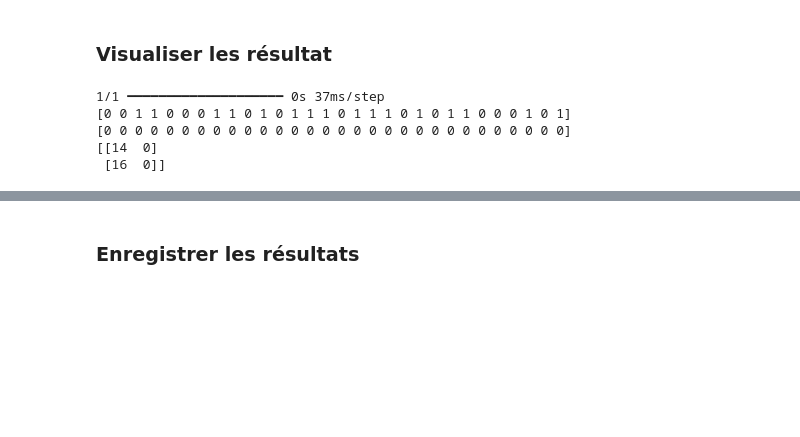
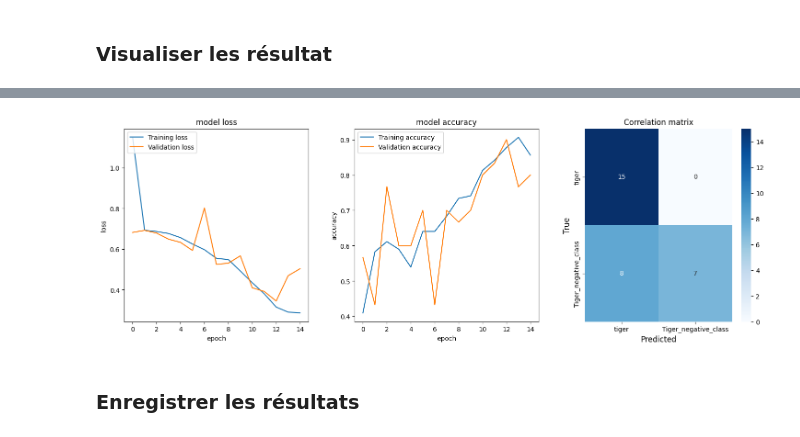
Before and after one commit to SoltanReza/classification, a Jupyter notebook: ProjetML2_2024_2025.ipynb, the cells around one changed output, grey strips where cells are left out. Saved outputs shown, nothing was run; the diff lists cells and outputs as text; code cells hidden in the pictures; blank space fills up the shorter version.

Commit message:
added confusion matrix and google sheet script

```diff
--- a/ProjetML2_2024_2025.ipynb
+++ b/ProjetML2_2024_2025.ipynb
@@ -320,3 +328,7 @@ IMG_SIZE=128
 COLUMNS = 25 # Nombre d'images à afficher
 optimizer = 'adam'
 activation='relu'
+my_path="Data_Project/Tiger-Fox-Elephant/"
+my_classes=['tiger','Tiger_negative_class']
+batch_size=32
+epochs=15
@@ -346,7 +339,8 @@ NameError: name 'create_X_y' is not defined
 
 # Charger les données
 X, y =create_X_y(my_path,my_classes)
-
+X=X.astype('float')
+X=X/255.0
 # Diviser en ensembles d'entraînement, de validation, et de test
 x_train, x_temp, y_train, y_temp = train_test_split(X, y, test_size=0.3, random_state=42)
 x_val, x_test, y_val, y_test = train_test_split(x_temp, y_temp, test_size=0.5, random_state=42)
@@ -356,26 +350,26 @@ print(f"Train: {len(x_train)}, Validation: {len(x_val)}, Test: {len(x_test)}")
 # === 2. Construire le modèle CNN ===
 model = models.Sequential([
     # Première couche de convolution
-    layers.Conv2D(32, (3, 3), activation, input_shape=(IMG_SIZE, IMG_SIZE, 3)),
+    layers.Conv2D(32, (3, 3), activation=activation, input_shape=(IMG_SIZE, IMG_SIZE, 3)),
     layers.MaxPooling2D((2, 2)),
 
     # Deuxième couche de convolution
-    layers.Conv2D(64, (3, 3), activation),
+    layers.Conv2D(64, (3, 3), activation=activation),
     layers.MaxPooling2D((2, 2)),
 
     # Troisième couche de convolution
-    layers.Conv2D(128, (3, 3), activation),
+    layers.Conv2D(128, (3, 3), activation=activation),
     layers.MaxPooling2D((2, 2)),
 
     # Aplatir les données et ajouter les couches denses
     layers.Flatten(),
-    layers.Dense(128, activation),
+    layers.Dense(128, activation=activation),
     # layers.Dropout(0.5),  # Pour éviter le surapprentissage
     layers.Dense(1, activation='sigmoid')  # Sigmoïde pour classification binaire
 ])
 
 # === 3. Compiler et entraîner le modèle ===
-model.compile(optimizer,
+model.compile(optimizer=optimizer,
               loss='binary_crossentropy',  # Perte pour la classification binaire
               metrics=['accuracy'])
 
@@ -385,9 +379,9 @@ start_time = time.time()
 # Entraîner le modèle
 history = model.fit(
     x_train, y_train,
-    epochs=15,
+    epochs=epochs,
     validation_data=(x_val, y_val),
-    batch_size=32
+    batch_size=batch_size
 )
 training_time = time.time() - start_time
 # %% [output]
@@ -449,40 +436,15 @@ Test Accuracy: 70.00%
 # %% [markdown]
 ### Visualiser les résultat
-# %%
-
-# === 5. Visualiser les résultats ===
-# Courbes d'entraînement
-# plt.figure(figsize=(10, 5))
-# plt.plot(history.history['accuracy'], label='Train Accuracy')
-# plt.plot(history.history['val_accuracy'], label='Validation Accuracy')
-# plt.title('Accuracy')
-# plt.legend()
-# plt.show()
-
-# plt.figure(figsize=(10, 5))
-# plt.plot(history.history['loss'], label='Train Loss')
-# plt.plot(history.history['val_loss'], label='Validation Loss')
-# plt.title('Loss')
-# plt.legend()
-# plt.show()
-# 1. Faire des prédictions sur les données de test
-y_pred = model.predict(x_test)  # Sortie brute du modèle
-y_pred_classes = np.argmax(y_pred, axis=1)  # Convertir les probabilités en classes (si multi-classes)
-
-cm = confusion_matrix(y_test , y_pred_classes)
-print(y_test)
-print(y_pred_classes)
-print(cm)
-# df_results = pd.DataFrame({"Vrai Label": y_test, "Prédiction": y_pred})
-
-# # Calcul de la corrélation
-# cm = df_results.corr()
-
-
-plot_curves_confusion(history, my_classes )
-# %% [output]
-1/1 ━━━━━━━━━━━━━━━━━━━━ 0s 37ms/step
-[0 0 1 1 0 0 0 1 1 0 1 0 1 1 1 0 1 1 1 0 1 0 1 1 0 0 0 1 0 1]
-[0 0 0 0 0 0 0 0 0 0 0 0 0 0 0 0 0 0 0 0 0 0 0 0 0 0 0 0 0 0]
-[[14  0]
- [16  0]]
+# %%
+
+y_pred = model.predict(x_test)  # Sortie brute du modèle
+y_pred_classes = []
+for i in y_pred:
+    for j in i:
+      y_pred_classes.append ((j > 0.5).astype(int)) # Convert to class 0 or 1
+
+
+cm = confusion_matrix(y_test , y_pred_classes)
+
+plot_curves_confusion(history,cm,my_classes)
+# %% [output]
@@ -489,3 +452,4 @@ plot_curves_confusion(history, my_classes )
+[figure, added]
 # %% [markdown]
 ### Enregistrer les résultats
 # %%
```
Also changed, not shown: parts of 10 cells of this notebook.
